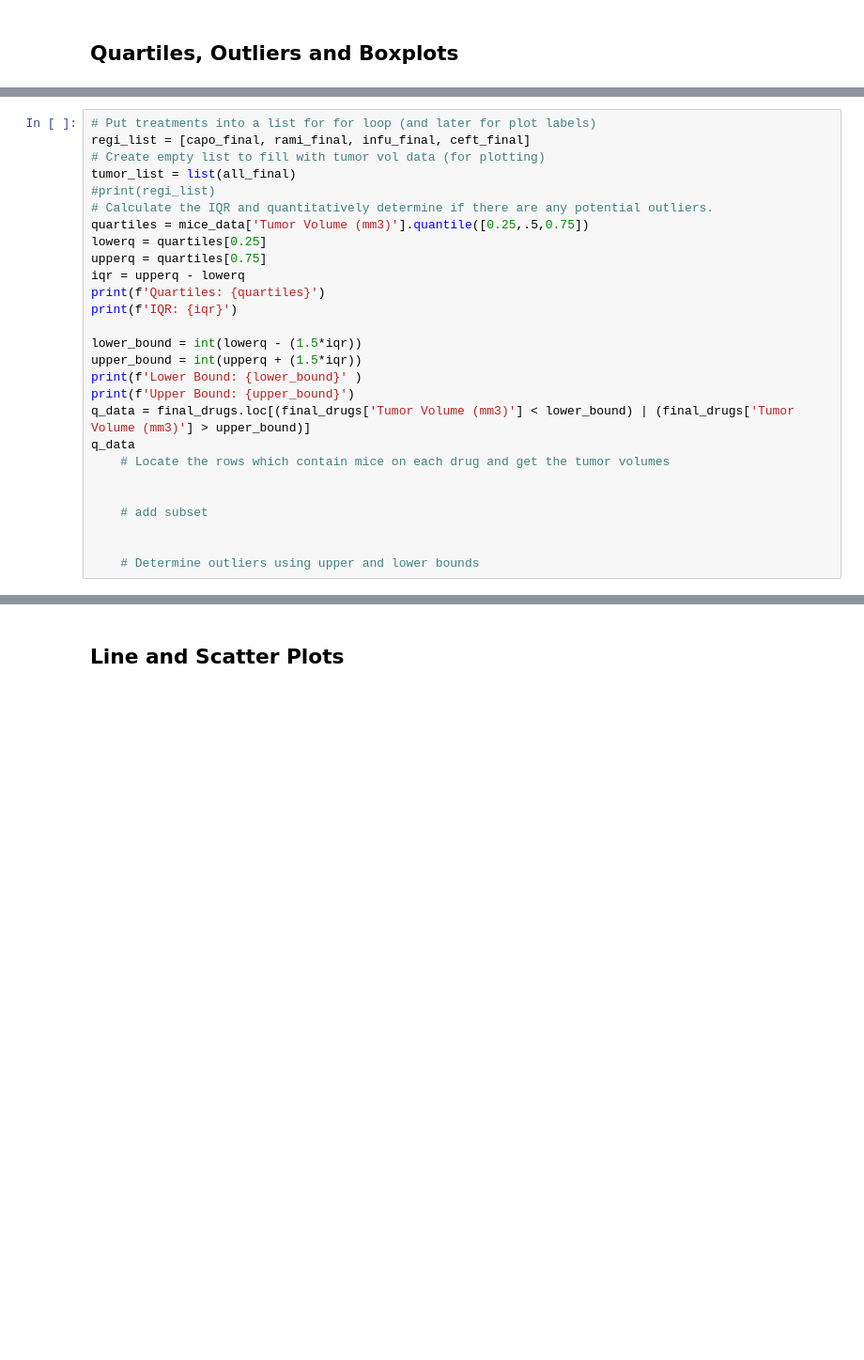
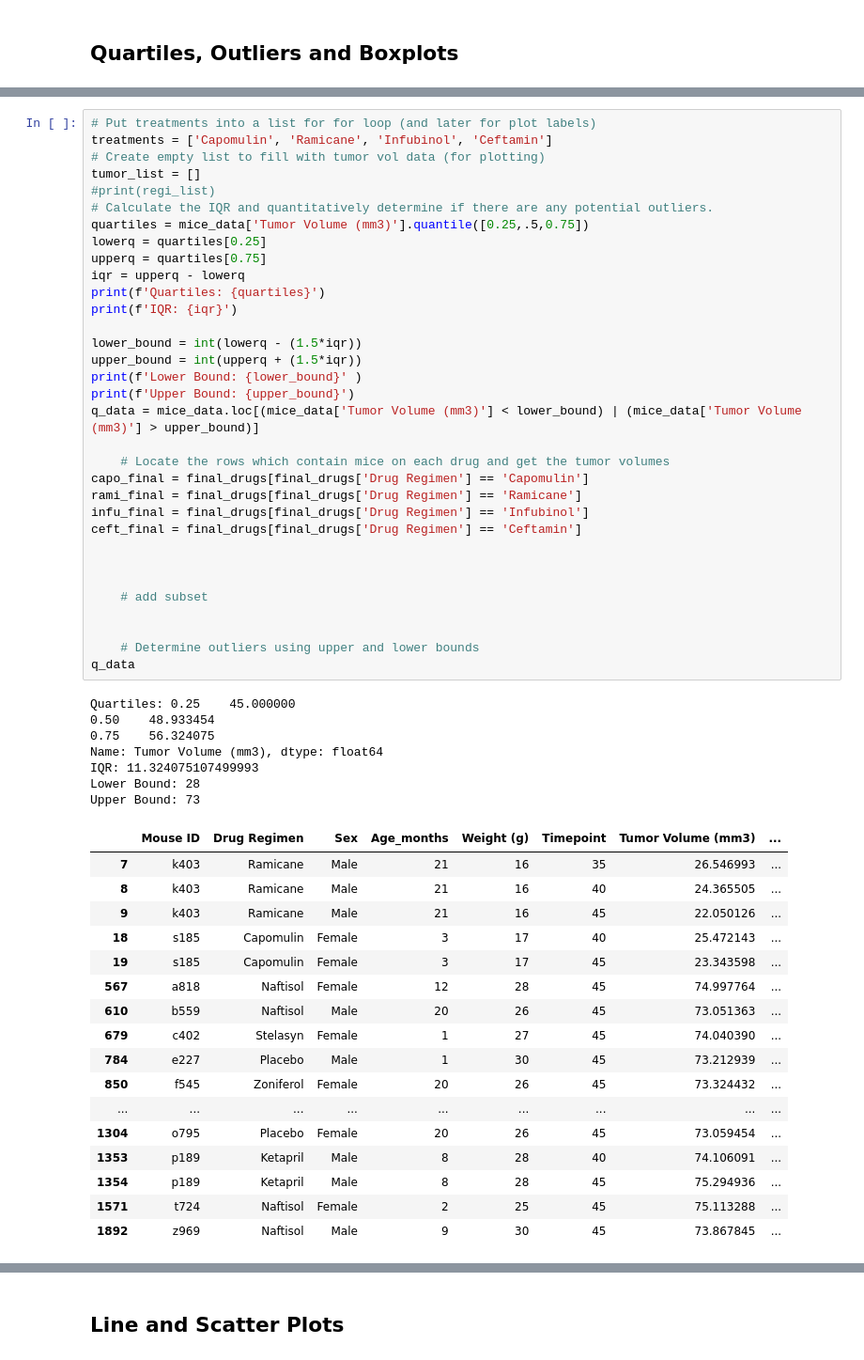
Before and after one commit to sustainedtang/matplotlib-challenge-, a Jupyter notebook: pymaceuticals_starter.ipynb, the cells around one changed output, grey strips where cells are left out. Shown at 94% size. Cells and saved outputs as stored; diff of their text form; blank space fills up the shorter version.

```diff
--- a/pymaceuticals_starter.ipynb
+++ b/pymaceuticals_starter.ipynb
@@ -205,30 +220,61 @@ final_drugs = mice_data.drop_duplicates(subset=['Mouse ID'], keep='last')
 # %%
 # Put treatments into a list for for loop (and later for plot labels)
-regi_list = [capo_final, rami_final, infu_final, ceft_final]
+treatments = ['Capomulin', 'Ramicane', 'Infubinol', 'Ceftamin']
 # Create empty list to fill with tumor vol data (for plotting)
-tumor_list = list(all_final)
+tumor_list = []
 #print(regi_list)
 # Calculate the IQR and quantitatively determine if there are any potential outliers.
 quartiles = mice_data['Tumor Volume (mm3)'].quantile([0.25,.5,0.75])
 lowerq = quartiles[0.25]
 upperq = quartiles[0.75]
 iqr = upperq - lowerq
 print(f'Quartiles: {quartiles}')
 print(f'IQR: {iqr}')
 
 lower_bound = int(lowerq - (1.5*iqr))
 upper_bound = int(upperq + (1.5*iqr))
 print(f'Lower Bound: {lower_bound}' )
 print(f'Upper Bound: {upper_bound}')
-q_data = final_drugs.loc[(final_drugs['Tumor Volume (mm3)'] < lower_bound) | (final_drugs['Tumor Volume (mm3)'] > upper_bound)]
-q_data
+q_data = mice_data.loc[(mice_data['Tumor Volume (mm3)'] < lower_bound) | (mice_data['Tumor Volume (mm3)'] > upper_bound)]
+
     # Locate the rows which contain mice on each drug and get the tumor volumes
+capo_final = final_drugs[final_drugs['Drug Regimen'] == 'Capomulin']
+rami_final = final_drugs[final_drugs['Drug Regimen'] == 'Ramicane']
+infu_final = final_drugs[final_drugs['Drug Regimen'] == 'Infubinol']
+ceft_final = final_drugs[final_drugs['Drug Regimen'] == 'Ceftamin']
+
 
 
     # add subset
 
 
     # Determine outliers using upper and lower bounds
+q_data
+# %% [output]
+Quartiles: 0.25    45.000000
+0.50    48.933454
+0.75    56.324075
+Name: Tumor Volume (mm3), dtype: float64
+IQR: 11.324075107499993
+Lower Bound: 28
+Upper Bound: 73
+|  | Mouse ID | Drug Regimen | Sex | Age_months | Weight (g) | Timepoint | Tumor Volume (mm3) | ... |
+| 7 | k403 | Ramicane | Male | 21 | 16 | 35 | 26.546993 | ... |
+| 8 | k403 | Ramicane | Male | 21 | 16 | 40 | 24.365505 | ... |
+| 9 | k403 | Ramicane | Male | 21 | 16 | 45 | 22.050126 | ... |
+| 18 | s185 | Capomulin | Female | 3 | 17 | 40 | 25.472143 | ... |
+| 19 | s185 | Capomulin | Female | 3 | 17 | 45 | 23.343598 | ... |
+| 567 | a818 | Naftisol | Female | 12 | 28 | 45 | 74.997764 | ... |
+| 610 | b559 | Naftisol | Male | 20 | 26 | 45 | 73.051363 | ... |
+| 679 | c402 | Stelasyn | Female | 1 | 27 | 45 | 74.040390 | ... |
+| 784 | e227 | Placebo | Male | 1 | 30 | 45 | 73.212939 | ... |
+| 850 | f545 | Zoniferol | Female | 20 | 26 | 45 | 73.324432 | ... |
+| ... | ... | ... | ... | ... | ... | ... | ... | ... |
+| 1304 | o795 | Placebo | Female | 20 | 26 | 45 | 73.059454 | ... |
+| 1353 | p189 | Ketapril | Male | 8 | 28 | 40 | 74.106091 | ... |
+| 1354 | p189 | Ketapril | Male | 8 | 28 | 45 | 75.294936 | ... |
+| 1571 | t724 | Naftisol | Female | 2 | 25 | 45 | 75.113288 | ... |
+| 1892 | z969 | Naftisol | Male | 9 | 30 | 45 | 73.867845 | ... |
 # %%
 # Generate a box plot of the final tumor volume of each mouse across four regimens of interest
 fig1, ax1 = plt.subplots()
```
Also changed, not shown: parts of 4 cells of this notebook.
